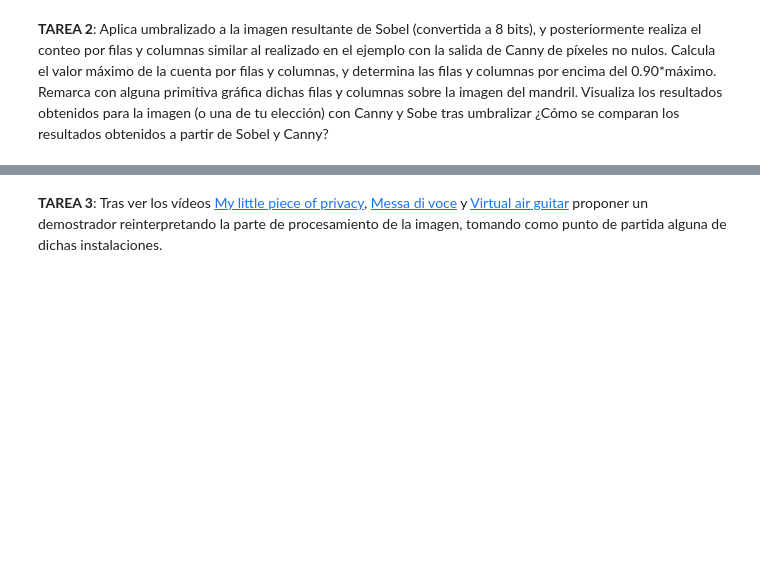
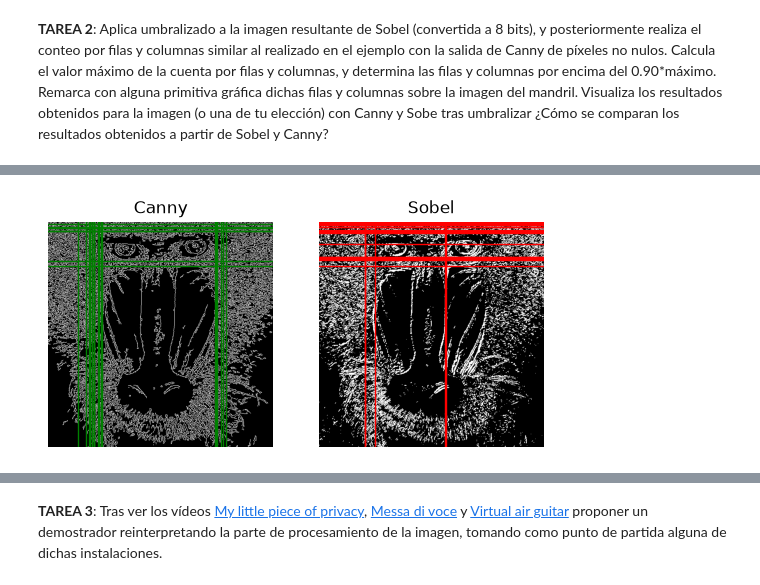
Before and after one commit to t3ntox/Practicas_VC, a Jupyter notebook: P2/tareas_p2.ipynb, the cells around one changed output, grey strips where cells are left out. Cells and saved outputs as stored; diff of their text form; code cells hidden in the pictures; blank space fills up the shorter version.

```diff
--- a/P2/tareas_p2.ipynb
+++ b/P2/tareas_p2.ipynb
@@ -170,0 +80,73 @@ Al comparar ambos resultados, podemos observar que, en el caso de las filas, amb
+# %%
+img = cv2.imread('mandril.jpg')
+gris = cv2.cvtColor(img, cv2.COLOR_BGR2GRAY)
+
+###------------------------ SOBEL ----------------------------------------------------------------------
+#Define valor umbral
+valorUmbral = 90
+imagenUmbralizada = sobel_umbralizado(gris, valorUmbral)
+
+sobel_col_counts = cv2.reduce(imagenUmbralizada, 0, cv2.REDUCE_SUM, dtype=cv2.CV_32SC1)
+sobel_fil_counts = cv2.reduce(imagenUmbralizada, 1, cv2.REDUCE_SUM, dtype=cv2.CV_32SC1)
+
+sobel_col_umbral = max(sobel_col_counts[0]) * 0.9
+sobel_fil_umbral = max(sobel_fil_counts[:,0]) * 0.9
+
+sobel_noted_col = np.where(sobel_col_counts[0] > sobel_col_umbral)[0]
+sobel_noted_fil = np.where(sobel_fil_counts[:,0] > sobel_fil_umbral)[0]
+
+print('---------------------------------- RESULTADOS SOBEL --------------------------------------------')
+print(f'Total de filas destacadas: {len(sobel_noted_fil)} \nFilas destacadas: {sobel_noted_fil}')
+print(f'Total de columnas destacadas: {len(sobel_noted_col)} \nColumnas destacadas: {sobel_noted_col}')
+
+
+#-------------------------- CANNY ----------------------------------------------------------------------
+canny = cv2.Canny(gris, 100, 200)
+
+canny_fil_counts = cv2.reduce(canny, 1, cv2.REDUCE_SUM, dtype=cv2.CV_32SC1)
+canny_col_counts = cv2.reduce(canny, 0, cv2.REDUCE_SUM, dtype=cv2.CV_32SC1)
+
+canny_fil_umbral = max(canny_fil_counts[:,0]) * 0.9
+canny_col_umbral = max(canny_col_counts[0]) * 0.9
+
+canny_noted_fil = np.where(canny_fil_counts[:,0] > canny_fil_umbral)[0]
+canny_noted_col = np.where(canny_col_counts[0] > canny_col_umbral)[0]
+
+#Normaliza en base al número de filas, primer valor devuelto por shape, y al valor máximo del píxel (255)
+#El resultado será el número de píxeles blancos por columna
+#fils = canny_fil_counts[:,0] / (255 * canny.shape[1])  ESTE CALCULO SE USA EN CASO DE MOSTRAR GRAFICA
+print('---------------------------------- RESULTADOS CANNY --------------------------------------------')
+print(f'Total de filas destacadas: {len(canny_noted_fil)} \nFilas destacadas: {canny_noted_fil}')
+print(f'Total de columnas destacadas: {len(canny_noted_col)} \nColumnas destacadas: {canny_noted_col}')
+
+#Muestra ambos resultados
+plt.figure()
+
+plt.subplot(1, 2, 1)
+plt.axis("off")
+
+for i in canny_noted_fil:
+    plt.axhline(y=i, color="green", linewidth=1)
+
+for j in canny_noted_col:
+    plt.axvline(x=j, color="green", linewidth=1)
+
+plt.title('Canny')
+#Para visualizar convierte a escala manejable en una imagen de grises
+plt.imshow(canny, cmap='gray')
+
+plt.subplot(1, 2, 2)
+plt.axis("off")
+
+for i in sobel_noted_fil:
+    plt.axhline(y=i, color="red", linewidth=1)
+
+for j in sobel_noted_col:
+    plt.axvline(x=j, color="red", linewidth=1)
+
+plt.title('Sobel')
+#Para visualizar convierte a escala manejable en una imagen de grises
+plt.imshow(imagenUmbralizada, cmap='gray')
+#plt.imshow(sobel, cmap='gray') #Prueba sin convertir escala
+plt.show()
+# %% [output]
@@ -170,0 +165 @@ Al comparar ambos resultados, podemos observar que, en el caso de las filas, amb
+[figure, added]
```
Also changed, not shown: parts of 14 cells of this notebook.
